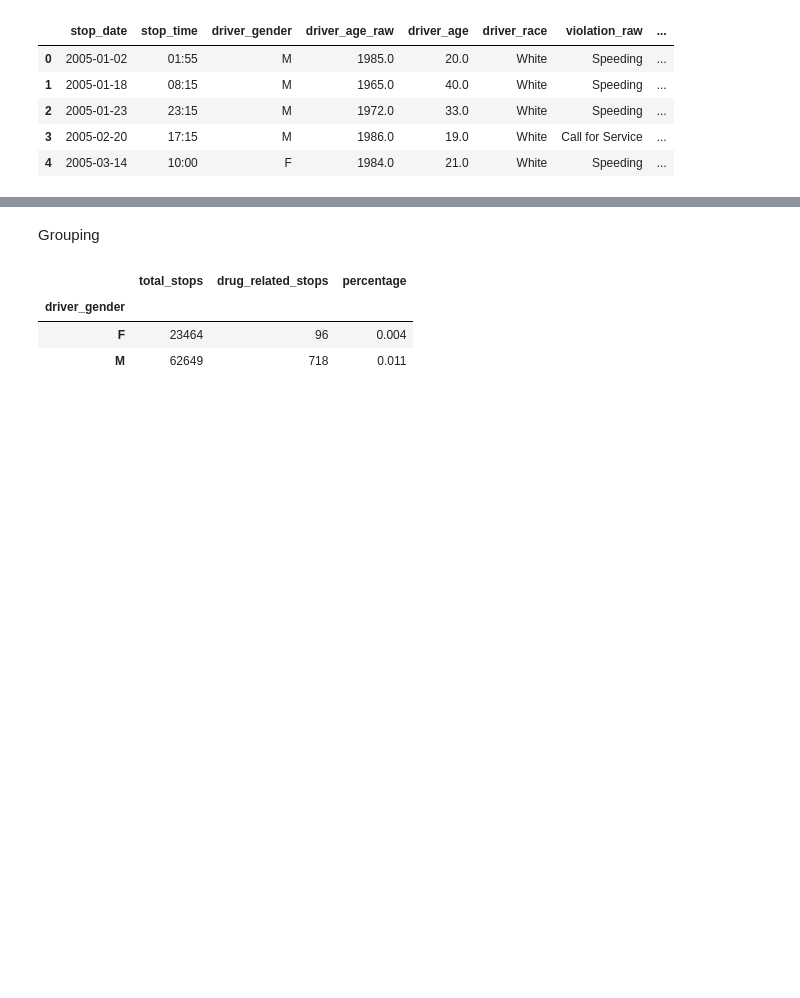
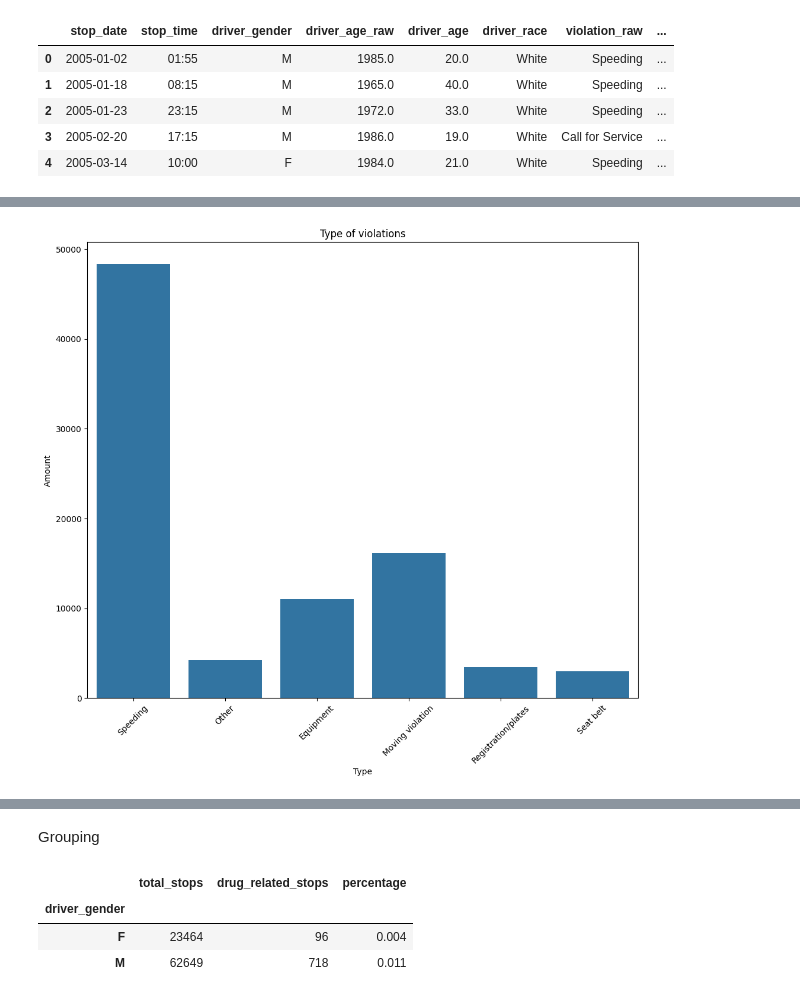
Before and after one commit to Szafranerio/Data_InDepth, a Jupyter notebook: Pandas/Practice/Police.ipynb, the cells around one changed output, grey strips where cells are left out. Cells and saved outputs as stored; diff of their text form; code cells hidden in the pictures; blank space fills up the shorter version.

```diff
--- a/Pandas/Practice/Police.ipynb
+++ b/Pandas/Practice/Police.ipynb
@@ -37,0 +53,11 @@ sns.heatmap(data.isnull())
+# %%
+#Type of violation
+plt.figure(figsize=(12,10))
+sns.countplot(data, x='violation')
+plt.xticks(rotation = 45)
+plt.xlabel('Type')
+plt.ylabel('Amount')
+plt.title('Type of violations')
+plt.show()
+# %% [output]
+[figure, added]
```
Also changed, not shown: parts of 8 cells of this notebook.
